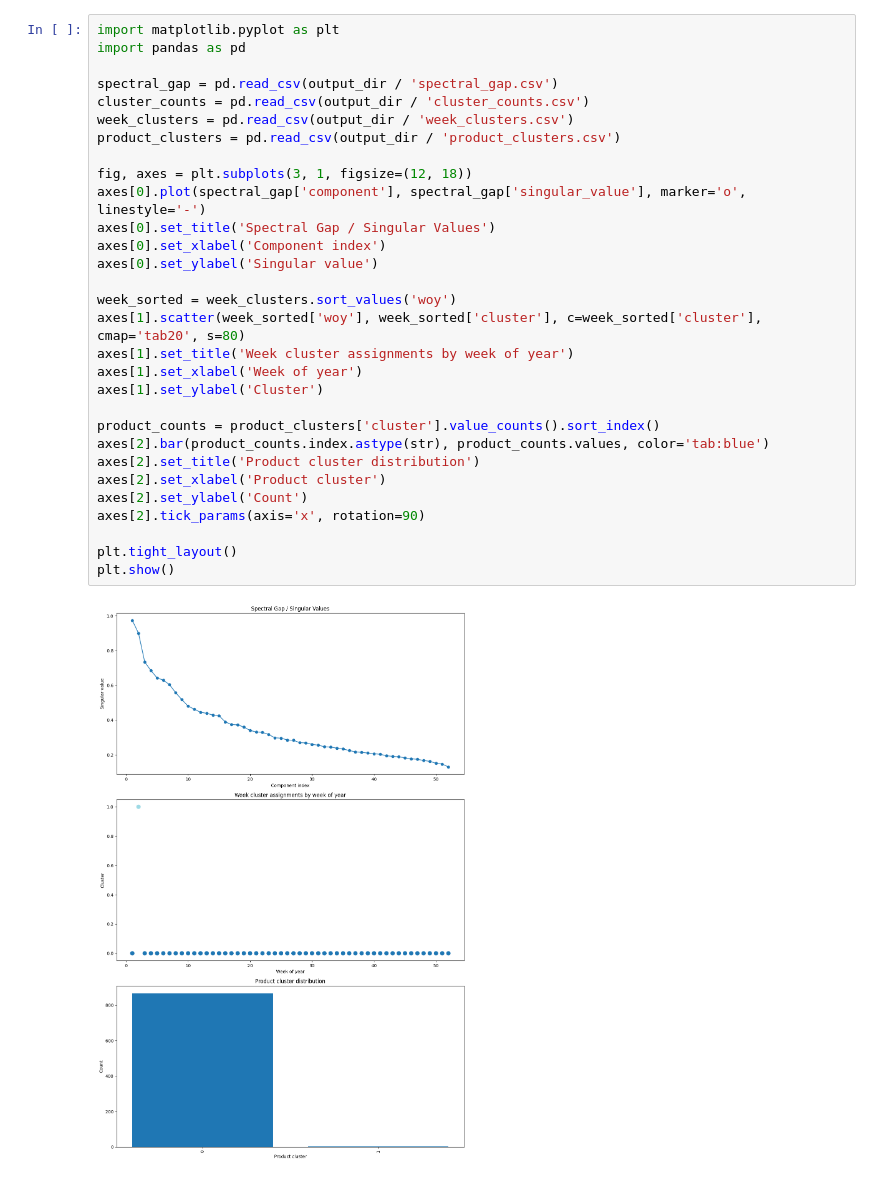
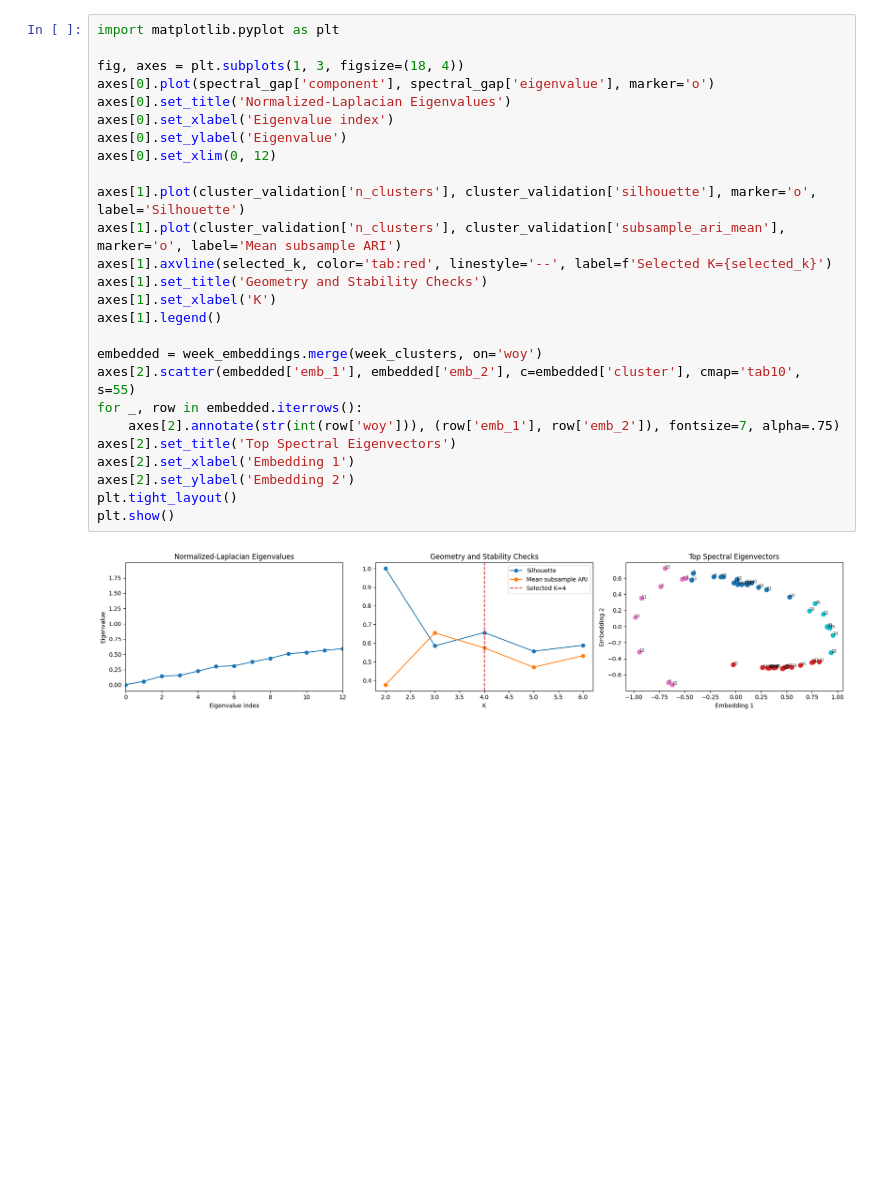
Before and after one commit to rajivsam/kmds_migration, a Jupyter notebook: olist_migration/notebooks/modeling_spectral_clustering.ipynb, the cells around one changed output. Saved outputs shown, nothing was run; the diff lists cells and outputs as text; blank space fills up the shorter version.

```diff
--- a/olist_migration/notebooks/modeling_spectral_clustering.ipynb
+++ b/olist_migration/notebooks/modeling_spectral_clustering.ipynb
@@ -147,33 +146,29 @@ Spectral gap analysis sample:
 # %%
 import matplotlib.pyplot as plt
-import pandas as pd
 
-spectral_gap = pd.read_csv(output_dir / 'spectral_gap.csv')
-cluster_counts = pd.read_csv(output_dir / 'cluster_counts.csv')
-week_clusters = pd.read_csv(output_dir / 'week_clusters.csv')
-product_clusters = pd.read_csv(output_dir / 'product_clusters.csv')
+fig, axes = plt.subplots(1, 3, figsize=(18, 4))
+axes[0].plot(spectral_gap['component'], spectral_gap['eigenvalue'], marker='o')
+axes[0].set_title('Normalized-Laplacian Eigenvalues')
+axes[0].set_xlabel('Eigenvalue index')
+axes[0].set_ylabel('Eigenvalue')
+axes[0].set_xlim(0, 12)
 
-fig, axes = plt.subplots(3, 1, figsize=(12, 18))
-axes[0].plot(spectral_gap['component'], spectral_gap['singular_value'], marker='o', linestyle='-')
-axes[0].set_title('Spectral Gap / Singular Values')
-axes[0].set_xlabel('Component index')
-axes[0].set_ylabel('Singular value')
+axes[1].plot(cluster_validation['n_clusters'], cluster_validation['silhouette'], marker='o', label='Silhouette')
+axes[1].plot(cluster_validation['n_clusters'], cluster_validation['subsample_ari_mean'], marker='o', label='Mean subsample ARI')
+axes[1].axvline(selected_k, color='tab:red', linestyle='--', label=f'Selected K={selected_k}')
+axes[1].set_title('Geometry and Stability Checks')
+axes[1].set_xlabel('K')
+axes[1].legend()
 
-week_sorted = week_clusters.sort_values('woy')
-axes[1].scatter(week_sorted['woy'], week_sorted['cluster'], c=week_sorted['cluster'], cmap='tab20', s=80)
-axes[1].set_title('Week cluster assignments by week of year')
-axes[1].set_xlabel('Week of year')
-axes[1].set_ylabel('Cluster')
-
-product_counts = product_clusters['cluster'].value_counts().sort_index()
-axes[2].bar(product_counts.index.astype(str), product_counts.values, color='tab:blue')
-axes[2].set_title('Product cluster distribution')
-axes[2].set_xlabel('Product cluster')
-axes[2].set_ylabel('Count')
-axes[2].tick_params(axis='x', rotation=90)
-
+embedded = week_embeddings.merge(week_clusters, on='woy')
+axes[2].scatter(embedded['emb_1'], embedded['emb_2'], c=embedded['cluster'], cmap='tab10', s=55)
+for _, row in embedded.iterrows():
+    axes[2].annotate(str(int(row['woy'])), (row['emb_1'], row['emb_2']), fontsize=7, alpha=.75)
+axes[2].set_title('Top Spectral Eigenvectors')
+axes[2].set_xlabel('Embedding 1')
+axes[2].set_ylabel('Embedding 2')
 plt.tight_layout()
 plt.show()
 # %% [output]
-[figure, old version]
+[figure, new version]
 # %% [markdown]
```
Also changed, not shown: parts of 4 cells of this notebook, 28 other files.
